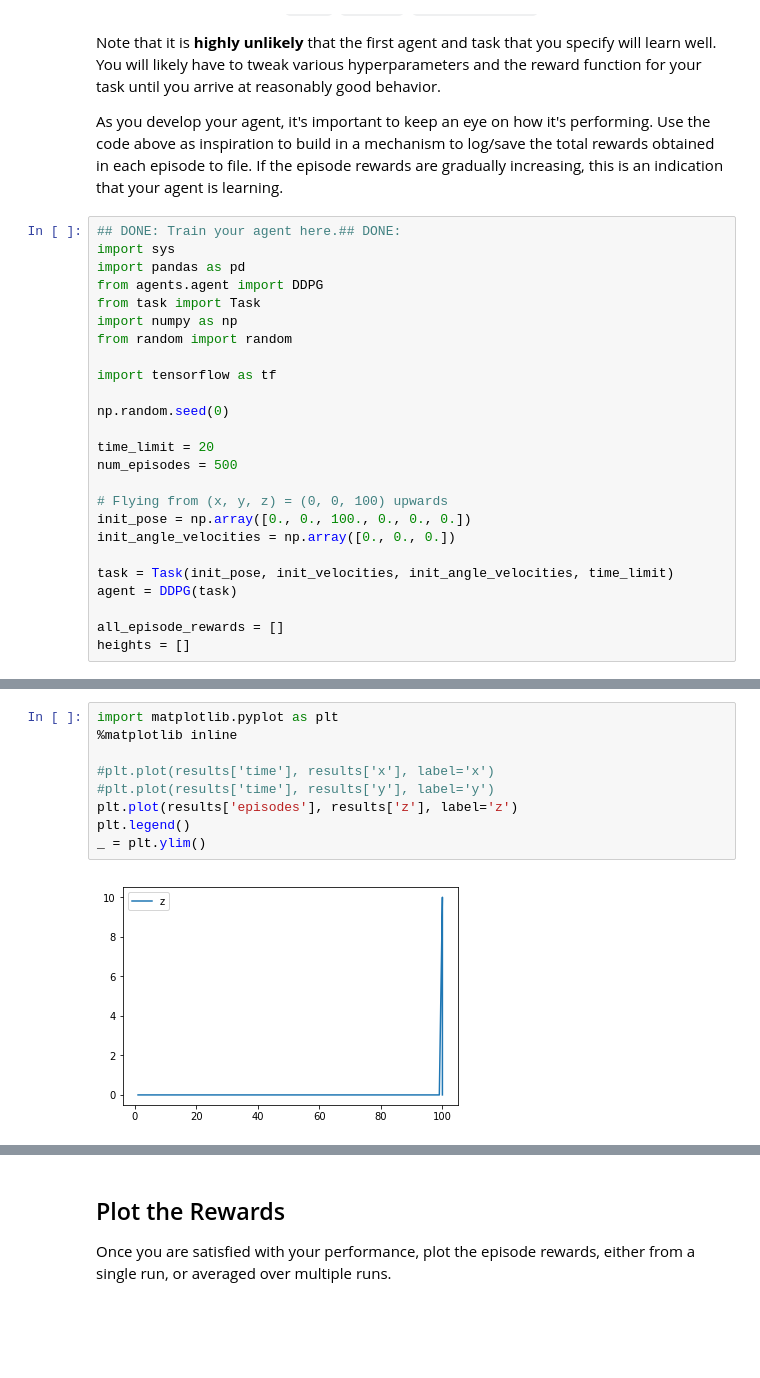
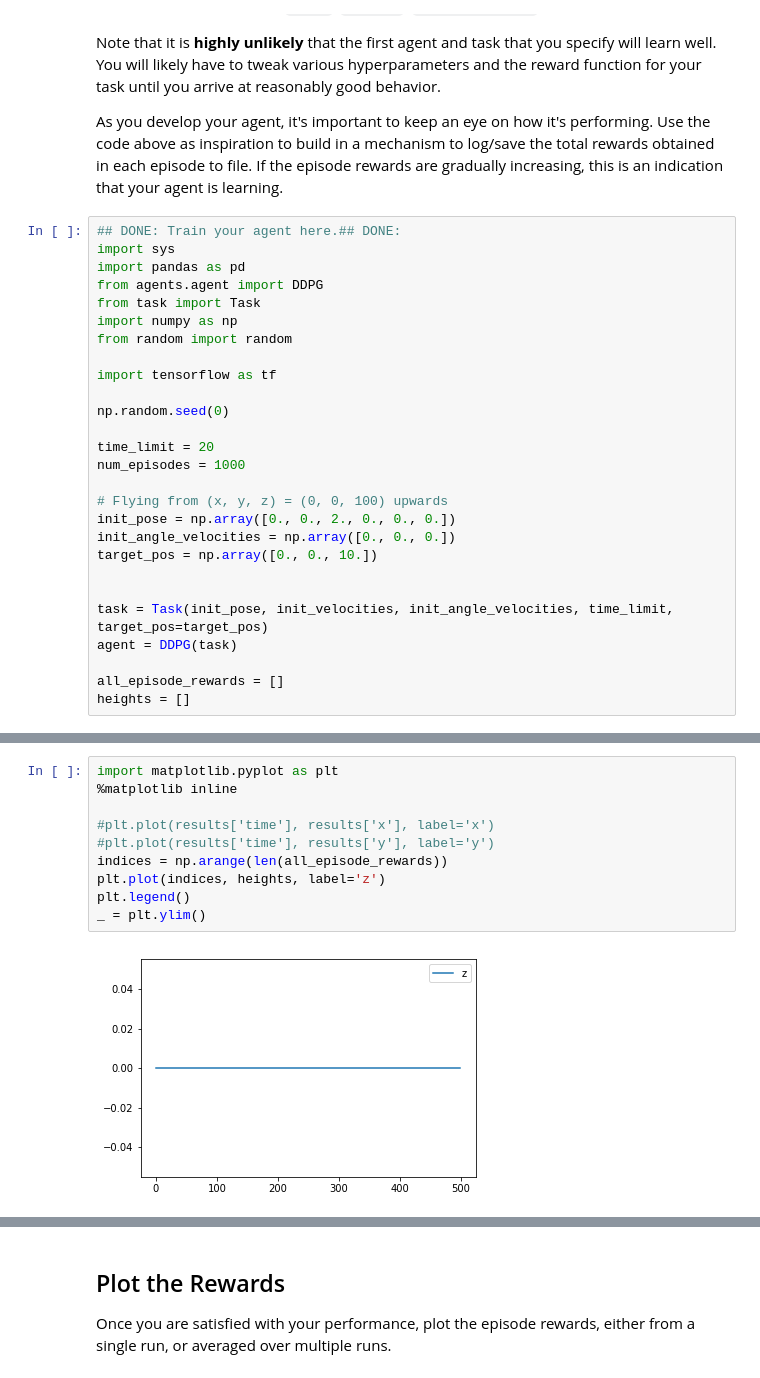
Before and after one commit to adellelin/quadcopter, a Jupyter notebook: Quadcopter_Project.ipynb, the cells around one changed output, grey strips where cells are left out. Drawn from its saved outputs; the diff is of its cells as text; blank space fills up the shorter version.

Commit message:
changed reward function

```diff
--- a/Quadcopter_Project.ipynb
+++ b/Quadcopter_Project.ipynb
@@ -226,13 +228,15 @@ import tensorflow as tf
 np.random.seed(0)
 
 time_limit = 20
-num_episodes = 500
+num_episodes = 1000
 
 # Flying from (x, y, z) = (0, 0, 100) upwards
-init_pose = np.array([0., 0., 100., 0., 0., 0.])
+init_pose = np.array([0., 0., 2., 0., 0., 0.])
 init_angle_velocities = np.array([0., 0., 0.])
+target_pos = np.array([0., 0., 10.])
 
-task = Task(init_pose, init_velocities, init_angle_velocities, time_limit)
+
+task = Task(init_pose, init_velocities, init_angle_velocities, time_limit, target_pos=target_pos)
 agent = DDPG(task)
 
 all_episode_rewards = []
@@ -277,11 +281,12 @@ Episode =  500, score = 194.828, best = 480.941, total = 28444.844 [-150.
 # %%
 import matplotlib.pyplot as plt
 %matplotlib inline
 
 #plt.plot(results['time'], results['x'], label='x')
 #plt.plot(results['time'], results['y'], label='y')
-plt.plot(results['episodes'], results['z'], label='z')
+indices = np.arange(len(all_episode_rewards))
+plt.plot(indices, heights, label='z')
 plt.legend()
 _ = plt.ylim()
 # %% [output]
-[figure, old version]
+[figure, new version]
```
Also changed, not shown: parts of 13 cells of this notebook, 1 other file.
